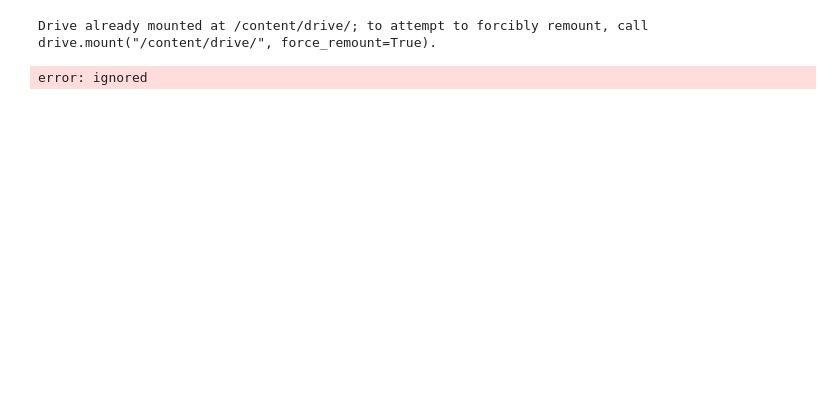
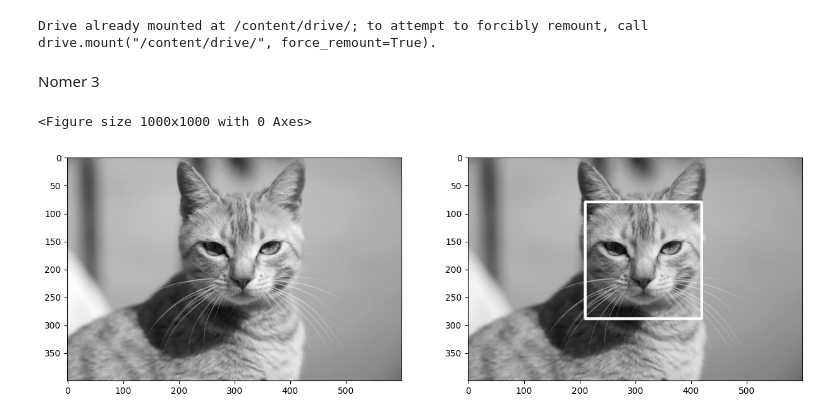
Before and after one commit to dawamassidiqi/PCVK, a Jupyter notebook: Week12.ipynb, the cells around one changed output. Drawn from its saved outputs; the diff is of its cells as text; code cells hidden in the pictures; blank space fills up the shorter version.

```diff
--- a/Week12.ipynb
+++ b/Week12.ipynb
@@ -10,23 +10,26 @@ Drive already mounted at /content/drive/; to attempt to forcibly remount, call d
 import cv2 as cv
 import numpy as np
 from matplotlib import pyplot as plt
+# %% [markdown]
+Nomer 3
 # %%
-cascade_wajah = cv.CascadeClassifier('/content/drive/MyDrive/Images/haarcascades/haarcascade_frontalcatface.xml')
+cascade_wajah = cv.CascadeClassifier('/content/drive/MyDrive/Images (1)/haarcascades/haarcascade_frontalcatface.xml')
 
 cat_ori = cv.imread('/content/drive/MyDrive/Images (1)/facedet/mycat.jpg',0)
 cat_detect = cv.imread('/content/drive/MyDrive/Images (1)/facedet/mycat.jpg',0)
 
 # Inisialisasi detektor wajah
 fd_cat = cascade_wajah.detectMultiScale(cat_detect)
 # Gambar persegi panjang di sekitar wajah
 for (x,y,w,h) in fd_cat:
   cv.rectangle(cat_detect,(x,y),(x+w,y+h),(255,255,255),3)
 plt.figure(figsize = (10,10))
 
 f, axarr = plt. subplots(1,2,figsize=(15,5))
 # Tampilkan hasil deteksi wajah
 plt.subplot(121),plt.imshow(cat_ori, cmap='gray')
 plt.subplot(122),plt.imshow(cat_detect, cmap='gray')
 plt.show()
 # %% [output]
-error: ignored
+<Figure size 1000x1000 with 0 Axes>
+[figure, added]
```
Also changed, not shown: parts of 5 cells of this notebook.
